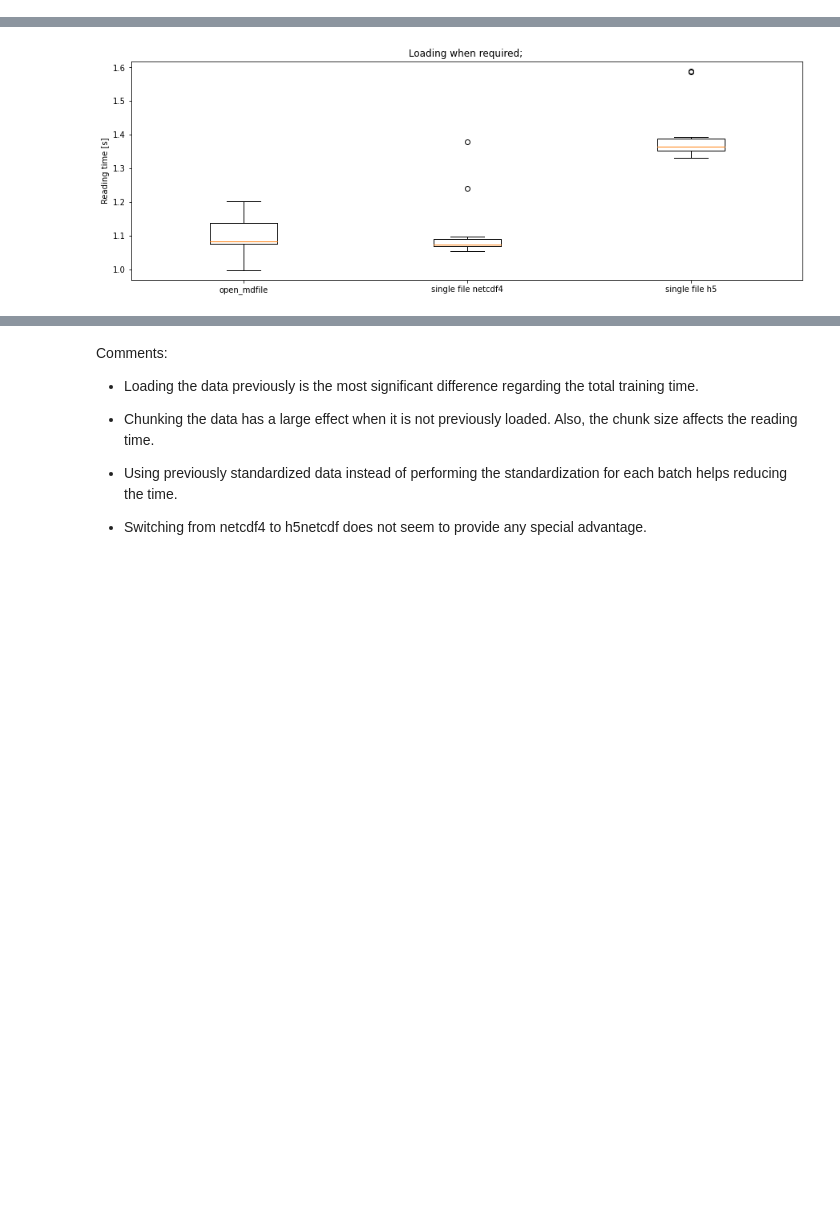
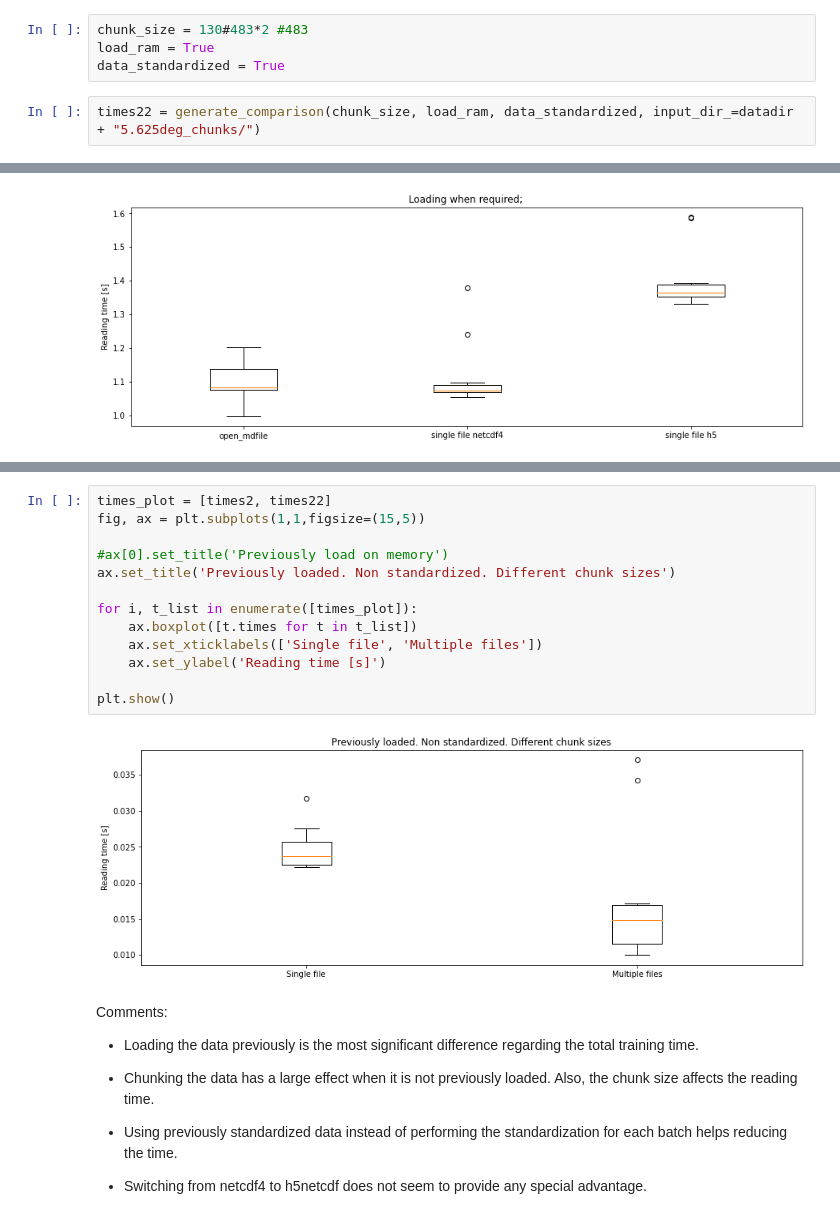
Before and after one commit to deepsphere/deepsphere-weather, a Jupyter notebook: notebooks/benchmark_training_time.ipynb, the cells around one changed output, grey strips where cells are left out. Drawn from its saved outputs; the diff is of its cells as text; blank space fills up the shorter version.

Commit message:
explore using multiple files

```diff
--- a/notebooks/benchmark_training_time.ipynb
+++ b/notebooks/benchmark_training_time.ipynb
@@ -999,0 +1066,6 @@ Batch idx: 9; Loss: 0.760Reading time: 1.4058894157409667 +- 0.09200828593575001
+# %%
+chunk_size = 130#483*2 #483
+load_ram = True
+data_standardized = True
+# %%
+times22 = generate_comparison(chunk_size, load_ram, data_standardized, input_dir_=datadir + "5.625deg_chunks/")
@@ -1139,3 +1245,18 @@ plt.show()
+# %%
+times_plot = [times2, times22]
+fig, ax = plt.subplots(1,1,figsize=(15,5))
+
+#ax[0].set_title('Previously load on memory')
+ax.set_title('Previously loaded. Non standardized. Different chunk sizes')
+
+for i, t_list in enumerate([times_plot]):
+    ax.boxplot([t.times for t in t_list])
+    ax.set_xticklabels(['Single file', 'Multiple files'])
+    ax.set_ylabel('Reading time [s]')
+
+plt.show()
+# %% [output]
+[figure, added]
 # %% [markdown]
 Comments:
 * Loading the data previously is the most significant difference regarding the total training time.
```
Also changed, not shown: parts of 10 cells of this notebook.
